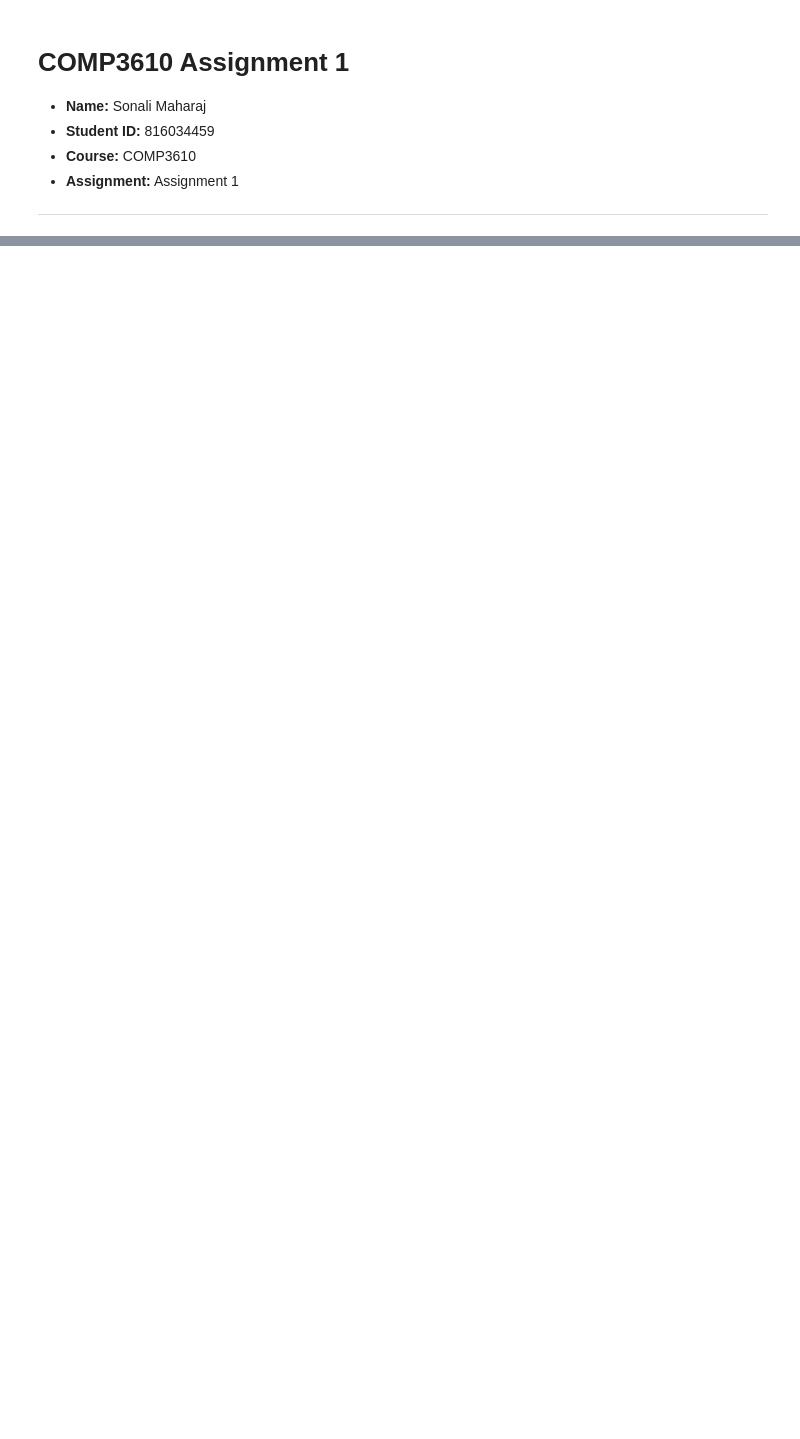
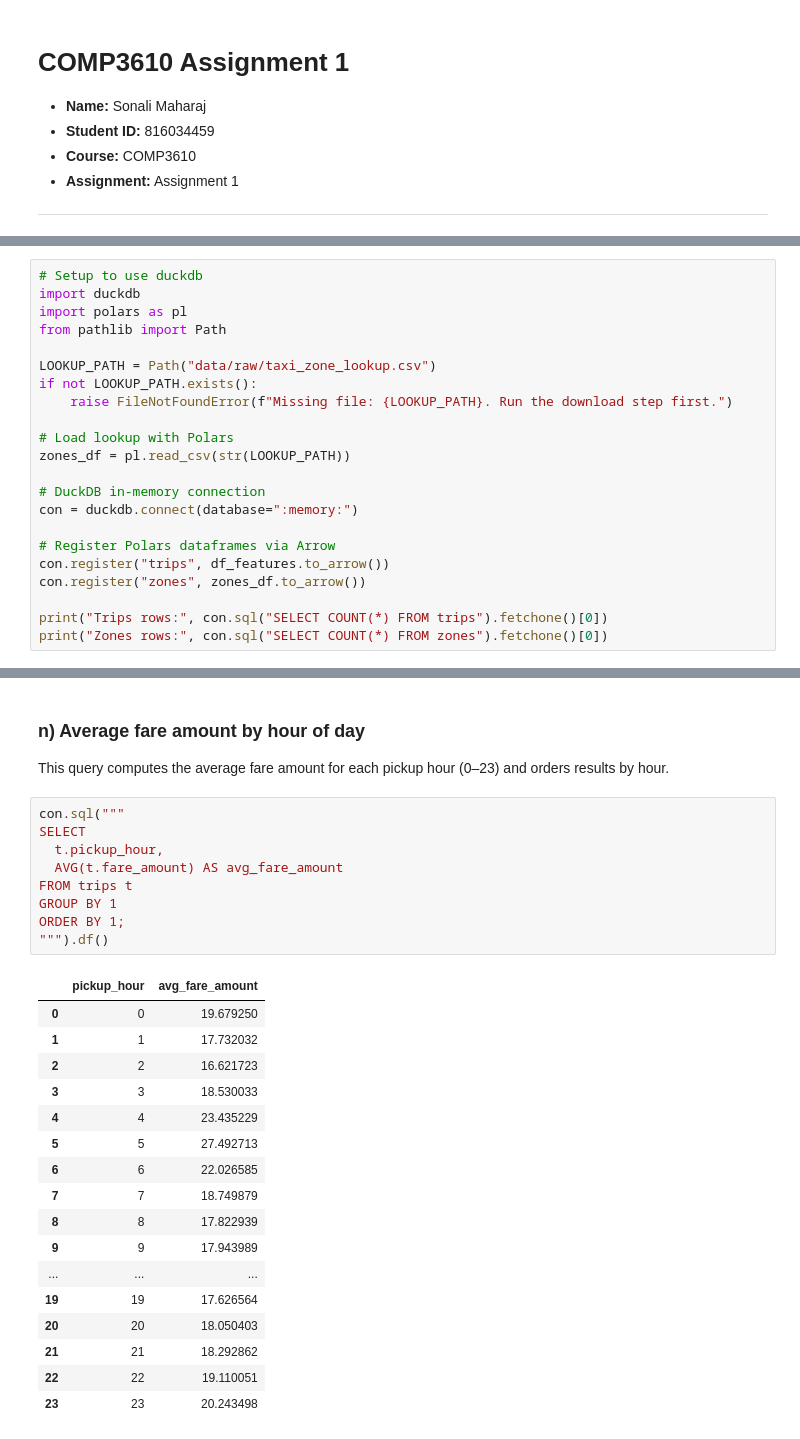
Before and after one commit to lillyem/COMP3610_A1, a Jupyter notebook: assignment1.ipynb, the cells around one changed output, grey strips where cells are left out. Drawn from its saved outputs; the diff is of its cells as text; blank space fills up the shorter version.

```diff
--- a/assignment1.ipynb
+++ b/assignment1.ipynb
@@ -143,0 +295,22 @@ shape: (9, 20)
+# %%
+# Setup to use duckdb
+import duckdb
+import polars as pl
+from pathlib import Path
+
+LOOKUP_PATH = Path("data/raw/taxi_zone_lookup.csv")
+if not LOOKUP_PATH.exists():
+    raise FileNotFoundError(f"Missing file: {LOOKUP_PATH}. Run the download step first.")
+
+# Load lookup with Polars
+zones_df = pl.read_csv(str(LOOKUP_PATH))
+
+# DuckDB in-memory connection
+con = duckdb.connect(database=":memory:")
+
+# Register Polars dataframes via Arrow
+con.register("trips", df_features.to_arrow())
+con.register("zones", zones_df.to_arrow())
+
+print("Trips rows:", con.sql("SELECT COUNT(*) FROM trips").fetchone()[0])
+print("Zones rows:", con.sql("SELECT COUNT(*) FROM zones").fetchone()[0])
@@ -143,0 +348,30 @@ shape: (9, 20)
+# %% [markdown]
+### n) Average fare amount by hour of day
+This query computes the average fare amount for each pickup hour (0–23) and orders results by hour.
+# %%
+con.sql("""
+SELECT
+  t.pickup_hour,
+  AVG(t.fare_amount) AS avg_fare_amount
+FROM trips t
+GROUP BY 1
+ORDER BY 1;
+""").df()
+# %% [output]
+|  | pickup_hour | avg_fare_amount |
+| 0 | 0 | 19.679250 |
+| 1 | 1 | 17.732032 |
+| 2 | 2 | 16.621723 |
+| 3 | 3 | 18.530033 |
+| 4 | 4 | 23.435229 |
+| 5 | 5 | 27.492713 |
+| 6 | 6 | 22.026585 |
+| 7 | 7 | 18.749879 |
+| 8 | 8 | 17.822939 |
+| 9 | 9 | 17.943989 |
+| ... | ... | ... |
+| 19 | 19 | 17.626564 |
+| 20 | 20 | 18.050403 |
+| 21 | 21 | 18.292862 |
+| 22 | 22 | 19.110051 |
+| 23 | 23 | 20.243498 |
```
Also changed, not shown: parts of 19 cells of this notebook.
